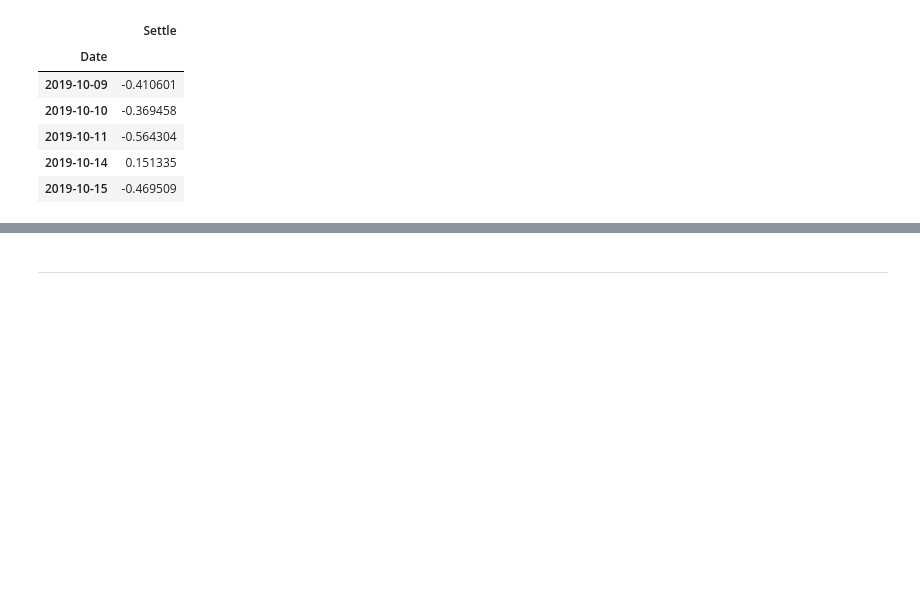
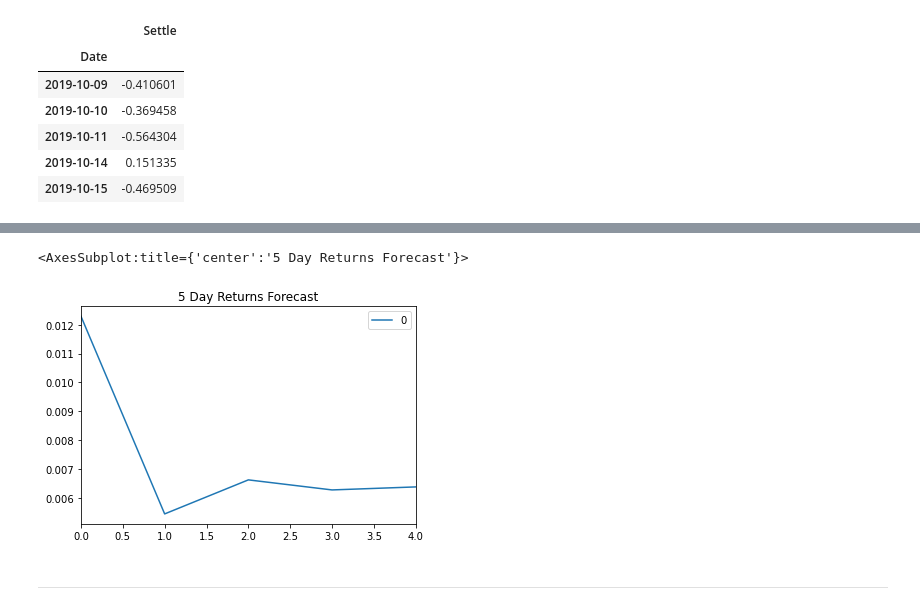
Before and after one commit to ameghani10/A_Yen_For_The_Future, a Jupyter notebook: time_series_analysis.ipynb, the cells around one changed output, grey strips where cells are left out. Saved outputs shown, nothing was run; the diff lists cells and outputs as text; code cells hidden in the pictures; blank space fills up the shorter version.

```diff
--- a/time_series_analysis.ipynb
+++ b/time_series_analysis.ipynb
@@ -165,11 +162,12 @@ returns.tail()
 | 2019-10-15 | -0.469509 |
 # %%
 import statsmodels.api as sm
+from statsmodels.tsa.arima_model import ARMA
 
 # Estimate and ARMA model using statsmodels (use order=(2, 1))
-# YOUR CODE HERE!
+model_ARMA = ARMA(returns.values, order = (2,1))
 
 # Fit the model and assign it to a variable called results
-# YOUR CODE HERE!
+results_ARMA = model_ARMA.fit()
 # %%
 # Output model summary results:
@@ -177,6 +194,9 @@ import statsmodels.api as sm
 # %%
 # Plot the 5 Day Returns Forecast
-# YOUR CODE HERE!
+pd.DataFrame(results_ARMA.forecast(steps = 5)[0]).plot(title = "5 Day Returns Forecast")
+# %% [output]
+<AxesSubplot:title={'center':'5 Day Returns Forecast'}>
+[figure, added]
 # %% [markdown]
 ---
 # %% [markdown]
```
Also changed, not shown: parts of 15 cells of this notebook.
